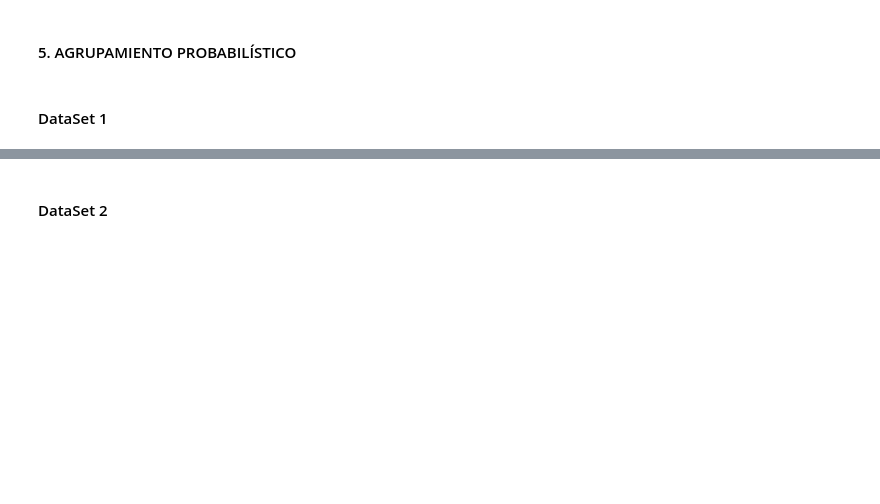
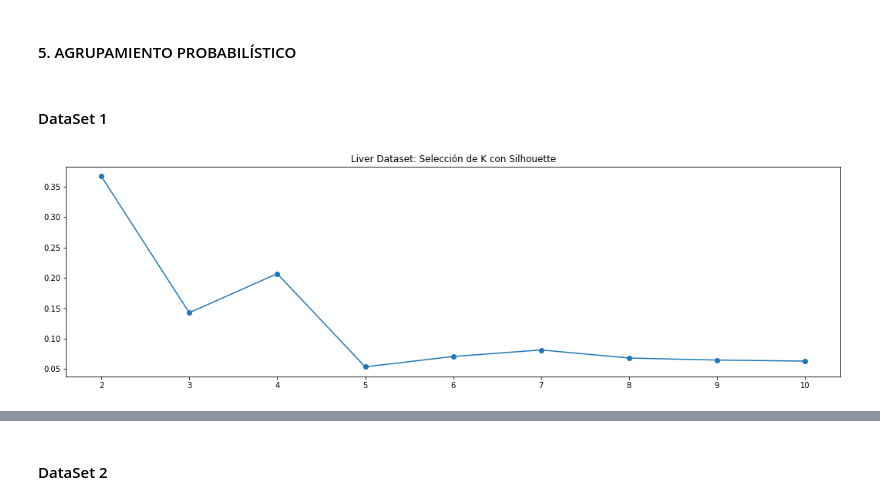
Before and after one commit to alvaronavarroguz/06MAIR-Aprendizaje-No-Supervisado, a Jupyter notebook: Trabajo_Final/Trabajo_Final.ipynb, the cells around one changed output, grey strips where cells are left out. Cells and saved outputs as stored; diff of their text form; code cells hidden in the pictures; blank space fills up the shorter version.

```diff
--- a/Trabajo_Final/Trabajo_Final.ipynb
+++ b/Trabajo_Final/Trabajo_Final.ipynb
@@ -626,12 +626,12 @@ calidades_clustering = []
 set_h = []
 for h in total_pruebas:
 
-    clustering = MeanShift(bandwidth = h).fit(X_lung)
+    clustering = MeanShift(bandwidth = h).fit(X_liver)
 
     # Necesito sumar 1 porque el etiquetado predicho empieza incorrectamente por 0
     clustering.labels_  = clustering.labels_ + 1
 
-    eval=silhouette_score(X_lung,clustering.labels_)
+    eval=silhouette_score(X_liver,clustering.labels_)
 
     # Guardamos el valor de silueta de cada h
     calidades_clustering.append(eval)
@@ -641,7 +641,7 @@ for h in total_pruebas:
 
 plt.figure(figsize=(18,5))
 plt.plot(list(total_pruebas), calidades_clustering, 'o-')
-plt.title("Lung Dataset: Selección de h con Silhouette")
+plt.title("Liver Dataset: Selección de h con Silhouette")
 plt.show()
 # %% [output]
 [figure]
@@ -763,37 +763,39 @@ np.random.seed(9)
 # dentro de la batería de pruebas que se realizan para saber cuál es el mejor valor de K.
 # Este método depende en gran medida de la inicialización, de esta forma habrá que realizar varias medidas repetidas
 # con el mismo valor de K y escoger la que mejor funcione (en base a los criterios de validación)
 
 # Rango dinámico del tamaño de kernel que vamos a estudiar
 total_clusters = range(2,11)
 
 new_init=[]
 set_k=[]
 set_model_1=[]
 set_model_2=[]
 
 for k in range(2,11):
 
     #Realizamos 50 inicializaciones y elegimos la que mejor score se extraiga de la funcion silhouette
     for it in range(50):
 
-        modelo = GaussianMixture(n_components = k, max_iter = 200).fit(X_lung)
-        labels_predicted = modelo.predict(X_lung)
+        modelo = GaussianMixture(n_components = k, max_iter = 200).fit(X_liver)
+        labels_predicted = modelo.predict(X_liver)
 
-        eval=silhouette_score(X_lung,labels_predicted)
+        eval=silhouette_score(X_liver,labels_predicted)
 
         new_init.append(eval)
         set_model_1.append(modelo)
 
     #Nos quedamos con un valor de silhouette por cada valor de número de clusters
     set_model_2.append(set_model_1[np.argmax(eval)])
     set_k.append(np.max(eval))
     set_model_1=[]
 
 plt.figure(figsize=(18,5))
 plt.plot(list(range(2,11)), set_k, 'o-')
-plt.title("Lung Dataset: Selección de K con Silhouette")
+plt.title("Liver Dataset: Selección de K con Silhouette")
 plt.show()
+# %% [output]
+[figure, added]
 # %%
 #Haciendo uso de la regla del codo, establecemos K=3
 k=3
```
Also changed, not shown: parts of 18 cells of this notebook.
